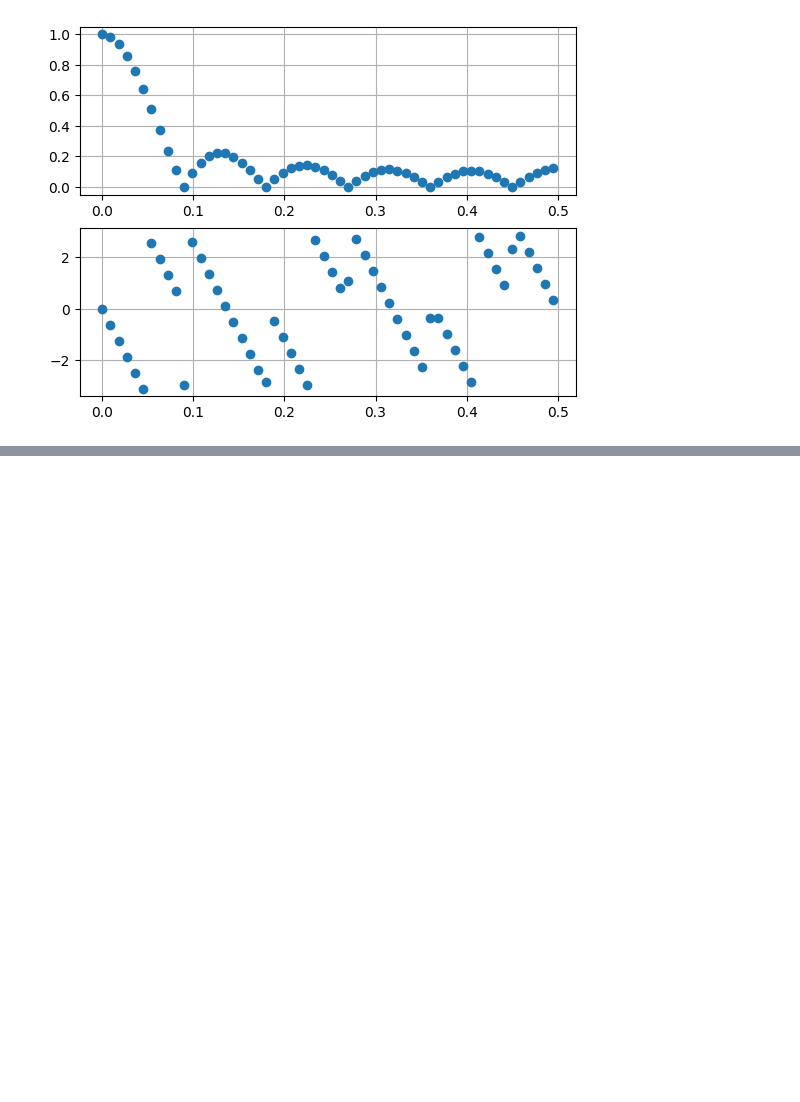
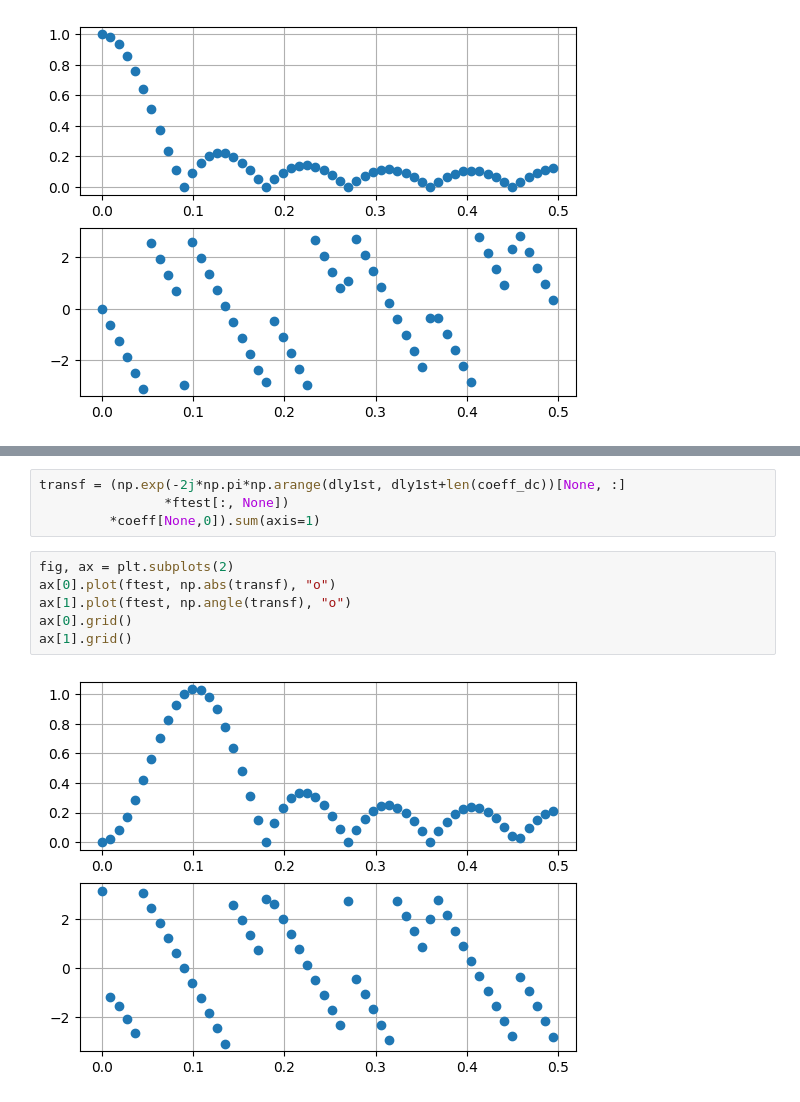
Before and after one commit to yammouch/js_lesson, a Jupyter notebook: 0020_audio/n012.ipynb, the cells around one changed output, grey strips where cells are left out. Saved outputs shown, nothing was run; the diff lists cells and outputs as text; blank space fills up the shorter version.

```diff
--- a/0020_audio/n012.ipynb
+++ b/0020_audio/n012.ipynb
@@ -52,0 +112,12 @@ ax[1].grid()
+# %%
+transf = (np.exp(-2j*np.pi*np.arange(dly1st, dly1st+len(coeff_dc))[None, :]
+                *ftest[:, None])
+         *coeff[None,0]).sum(axis=1)
+# %%
+fig, ax = plt.subplots(2)
+ax[0].plot(ftest, np.abs(transf), "o")
+ax[1].plot(ftest, np.angle(transf), "o")
+ax[0].grid()
+ax[1].grid()
+# %% [output]
+[figure, added]
```
Also changed, not shown: parts of 25 cells of this notebook.
